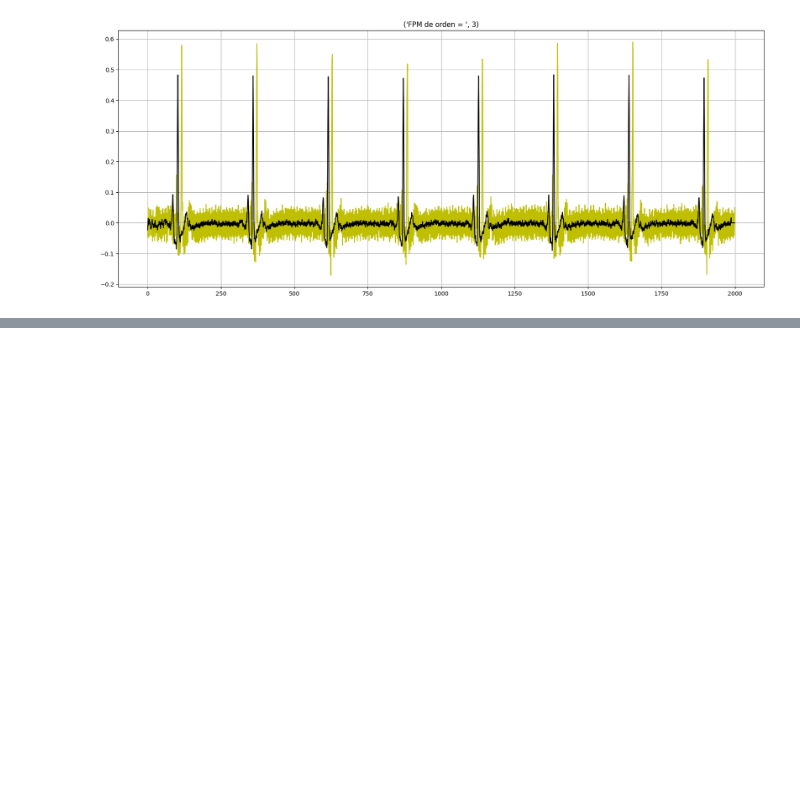
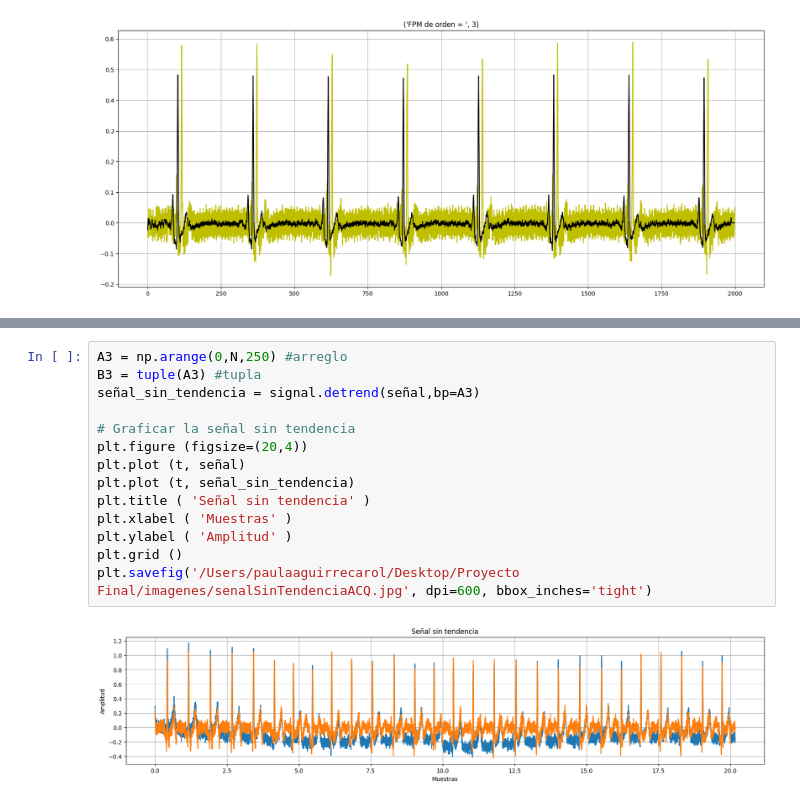
Before and after one commit to pauaguirrecarol/Proyecto-Final, a Jupyter notebook: funciones/FPM.ipynb, the cells around one changed output, grey strips where cells are left out. Drawn from its saved outputs; the diff is of its cells as text; blank space fills up the shorter version.

```diff
--- a/funciones/FPM.ipynb
+++ b/funciones/FPM.ipynb
@@ -120,0 +109,16 @@ El filtro de orden 3 posee una atenuación de 19.1 y una SNR de 32.5528318238128
+# %%
+A3 = np.arange(0,N,250) #arreglo
+B3 = tuple(A3) #tupla
+señal_sin_tendencia = signal.detrend(señal,bp=A3)
+
+# Graficar la señal sin tendencia
+plt.figure (figsize=(20,4))
+plt.plot (t, señal)
+plt.plot (t, señal_sin_tendencia)
+plt.title ( 'Señal sin tendencia' )
+plt.xlabel ( 'Muestras' )
+plt.ylabel ( 'Amplitud' )
+plt.grid ()
+plt.savefig('/Users/paulaaguirrecarol/Desktop/Proyecto Final/imagenes/senalSinTendenciaACQ.jpg', dpi=600, bbox_inches='tight')
+# %% [output]
+[figure, added]
```
Also changed, not shown: parts of 7 cells of this notebook, 16 other files.
